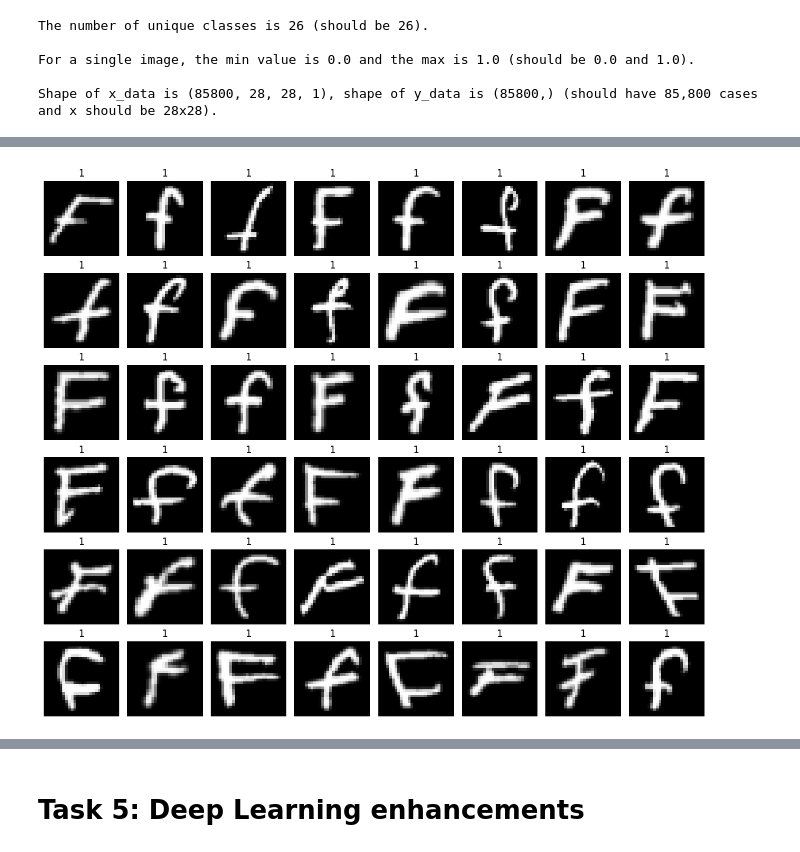
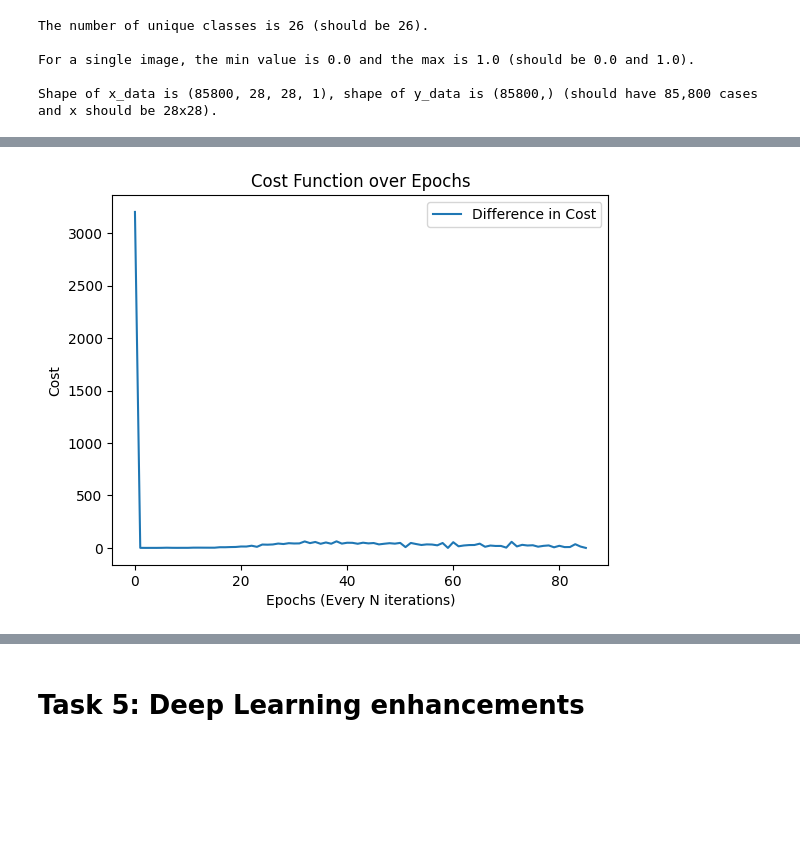
Before and after one commit to JulienJessmon/DeepLearning1, a Jupyter notebook: Assignment1.ipynb, the cells around one changed output, grey strips where cells are left out. Drawn from its saved outputs; the diff is of its cells as text; code cells hidden in the pictures; blank space fills up the shorter version.

```diff
--- a/Assignment1.ipynb
+++ b/Assignment1.ipynb
@@ -537,22 +579,24 @@ plot_grid(x_binary, y_binary, n=0)
-# %%
-# Now check images after 3300 - will all have label 1
-
-plot_grid(x_binary, y_binary, n=3300)
-# %% [output]
-[figure, removed]
 # %%
 # Flatten the images
 x_flat = x_binary.reshape(x_binary.shape[0], -1)
 # Split data into training, testing, and validation sets
 X_train, y_train, X_test, y_test, X_val, y_val = split_data(x_flat, y_binary)
 # Initialize weights and bias
 np.random.seed(3301)
 neurons_hidden_layer = 1
 W, b, z, a = parameter_initialization(x_flat, neurons_hidden_layer=neurons_hidden_layer)
 # Training the model using Stochastic Gradient Descent
-W_trained, b_trained, a_trained, z_trained = gradient_descent_t3(X_train, y_train, W, b, a, z, alpha=1e-1, max_iters=100, threshold=1e-4, neurons_hidden_layer=neurons_hidden_layer)
+# W_trained, b_trained, a_trained, z_trained = gradient_descent_t3(X_train, y_train, W, b, a, z, alpha=1e-2, max_iters=10000, threshold=1e-4, neurons_hidden_layer=neurons_hidden_layer)
+W_trained, b_trained, a_trained, z_trained = gradient_descent_t4(X=X_train, y=y_train,
+                                                                 W=W, b=b, a=a, z=z,
+                                                                 alpha=1e-4, max_iters=400000, threshold=1e-4,
+                                                                 neurons_hidden_layer=neurons_hidden_layer)
+
+
 # print("Trained Weights:", W_trained)
 # print("Trained Bias:", b_trained)
+# %% [output]
+[figure, added]
 # %%
 treshold = 0.5
 y_hat_train= predict(X_train, W_trained, b_trained, z_trained, a_trained)
```
Also changed, not shown: parts of 21 cells of this notebook.
